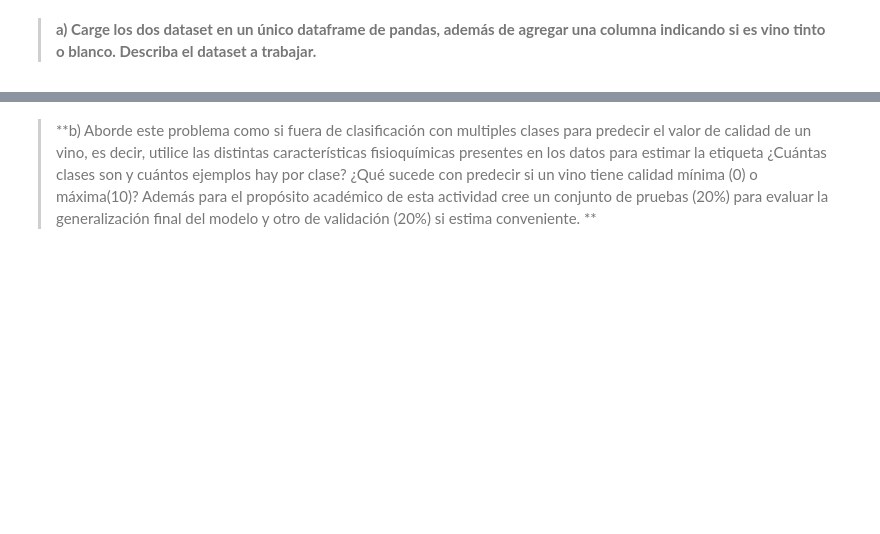
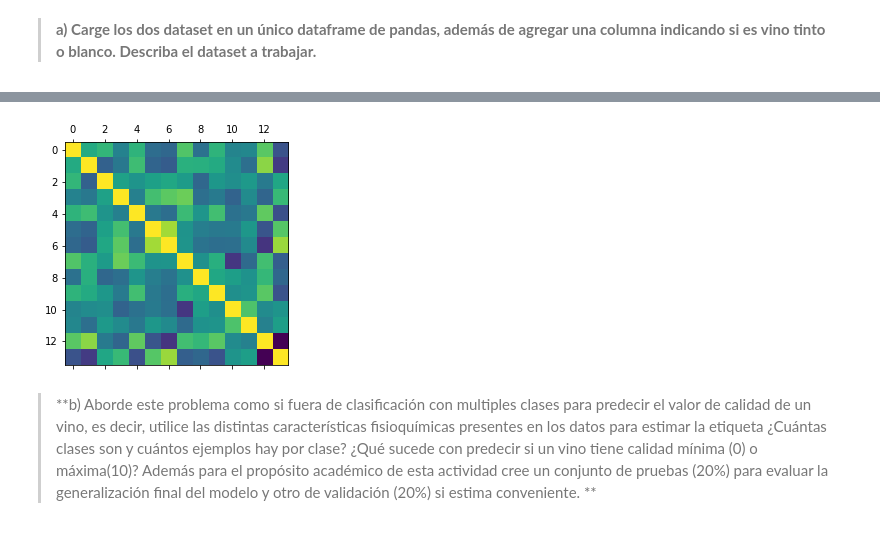
Before and after one commit to Umauro/Taller3-Machine-Learning, a Jupyter notebook: Pregunta 1.ipynb, the cells around one changed output, grey strips where cells are left out. Cells and saved outputs as stored; diff of their text form; code cells hidden in the pictures; blank space fills up the shorter version.

```diff
--- a/Pregunta 1.ipynb
+++ b/Pregunta 1.ipynb
@@ -27,2 +228,7 @@
+# %%
+plt.matshow(df.corr())
+plt.show()
+# %% [output]
+[figure, added]
 # %% [markdown]
 > **b) Aborde este problema como si fuera de clasificación con multiples clases para predecir el valor de calidad de un vino, es decir, utilice las distintas caracterı́sticas fisioquı́micas presentes en los datos para estimar la etiqueta ¿Cuántas clases son y cuántos ejemplos hay por clase? ¿Qué sucede con predecir si un vino tiene calidad mínima (0) o máxima(10)? Además para el propósito académico de esta actividad cree un conjunto de pruebas (20%)  para evaluar la generalización final del modelo y otro de validación (20%) si estima conveniente. **
```
Also changed, not shown: parts of 92 cells of this notebook, 2 other files.
